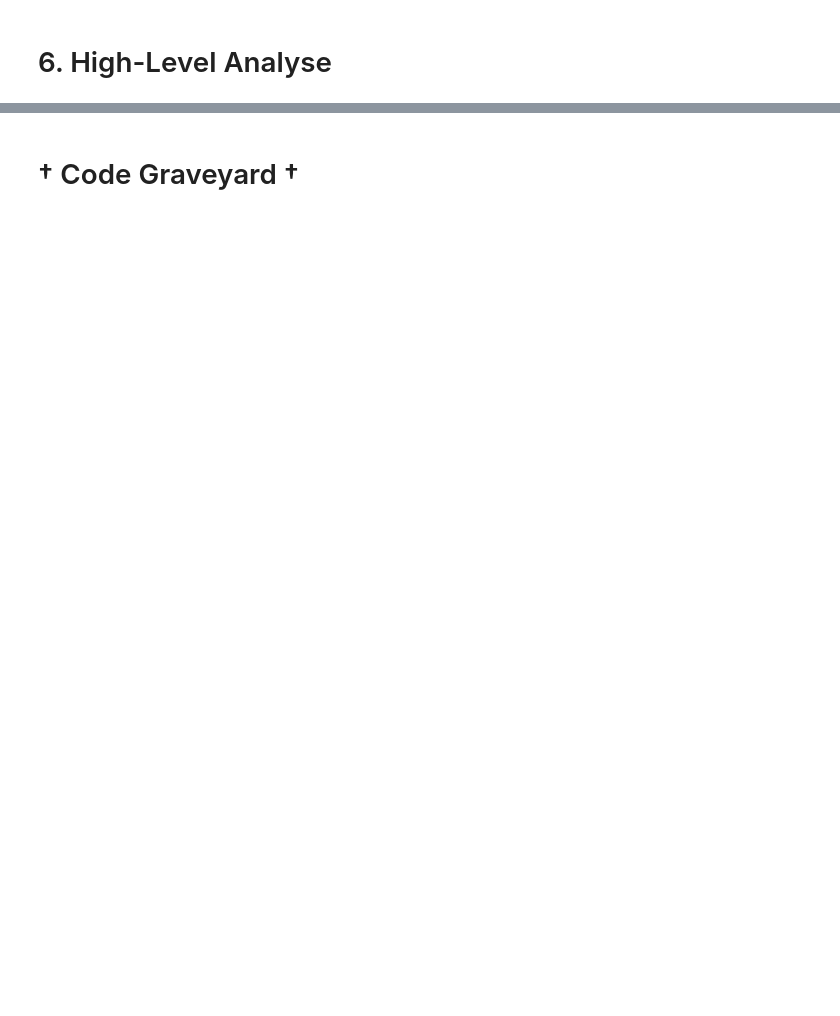
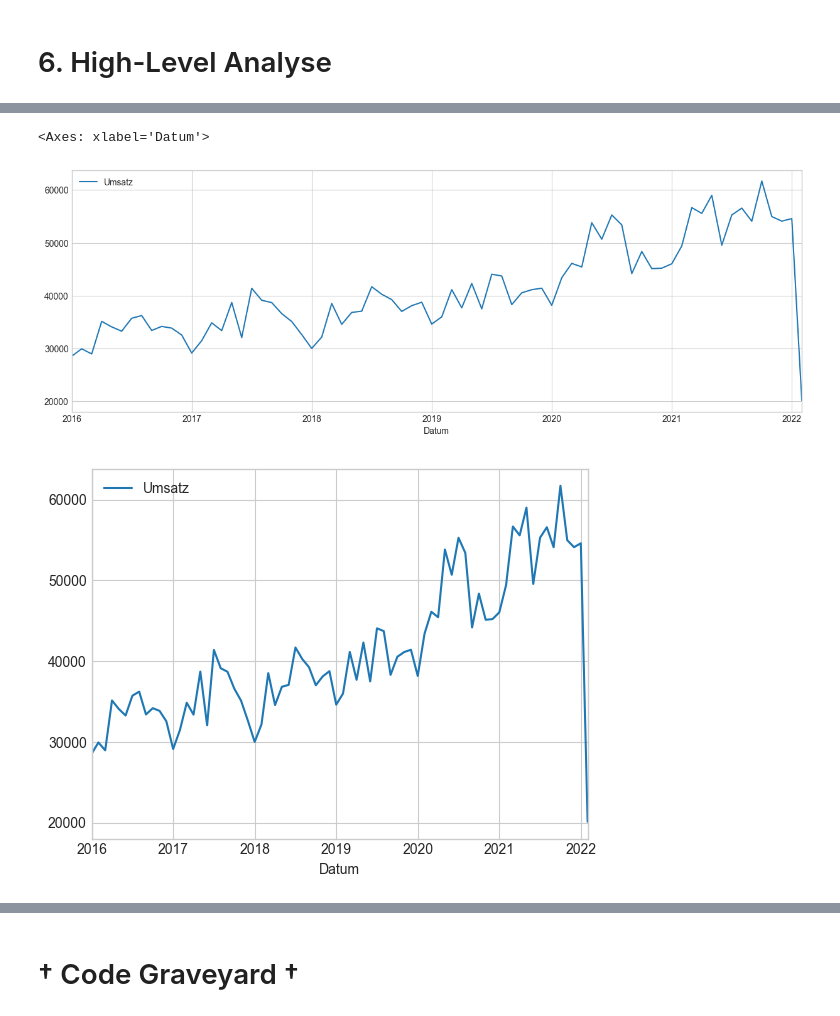
Before and after one commit to mrtz-wssl/KI_in_KMU, a Jupyter notebook: KI_in_KMU_Main.ipynb, the cells around one changed output, grey strips where cells are left out. Drawn from its saved outputs; the diff is of its cells as text; code cells hidden in the pictures; blank space fills up the shorter version.

```diff
--- a/KI_in_KMU_Main.ipynb
+++ b/KI_in_KMU_Main.ipynb
@@ -519,0 +292,9 @@ Name: Datum, Length: 719185, dtype: int64
+# %%
+# Für eine bessere Visualisierung wird nun der Umsatz pro Monat aggregiert.
+# Dafür muss der Datensatz entsprechend umgeformt werden.
+
+data_3 = data.groupby(['Datum']).agg(Umsatz=('Umsatz',np.sum)).reset_index()
+data_3['Datum'] = pd.to_datetime(data_3["Datum"])
+data_3.set_index('Datum', inplace = True)
+data_3_M = data_3.resample('M').sum()
+data_3_M
@@ -519,0 +316,15 @@ Name: Datum, Length: 719185, dtype: int64
+# %%
+# Visualisierung: Umsatz pro Monat
+
+%matplotlib inline
+
+data_3_M.plot(grid='on', figsize=(15,5))
+
+from datetime import datetime
+start_date = datetime(2016, 1, 31)
+end_date = datetime(2022, 2, 28)
+data_3_M[(start_date <= data_3_M.index) & (data_3_M.index <= end_date)].plot(grid='on')
+# %% [output]
+<Axes: xlabel='Datum'>
+[figure, added]
+[figure, added]
```
Also changed, not shown: parts of 39 cells of this notebook.
